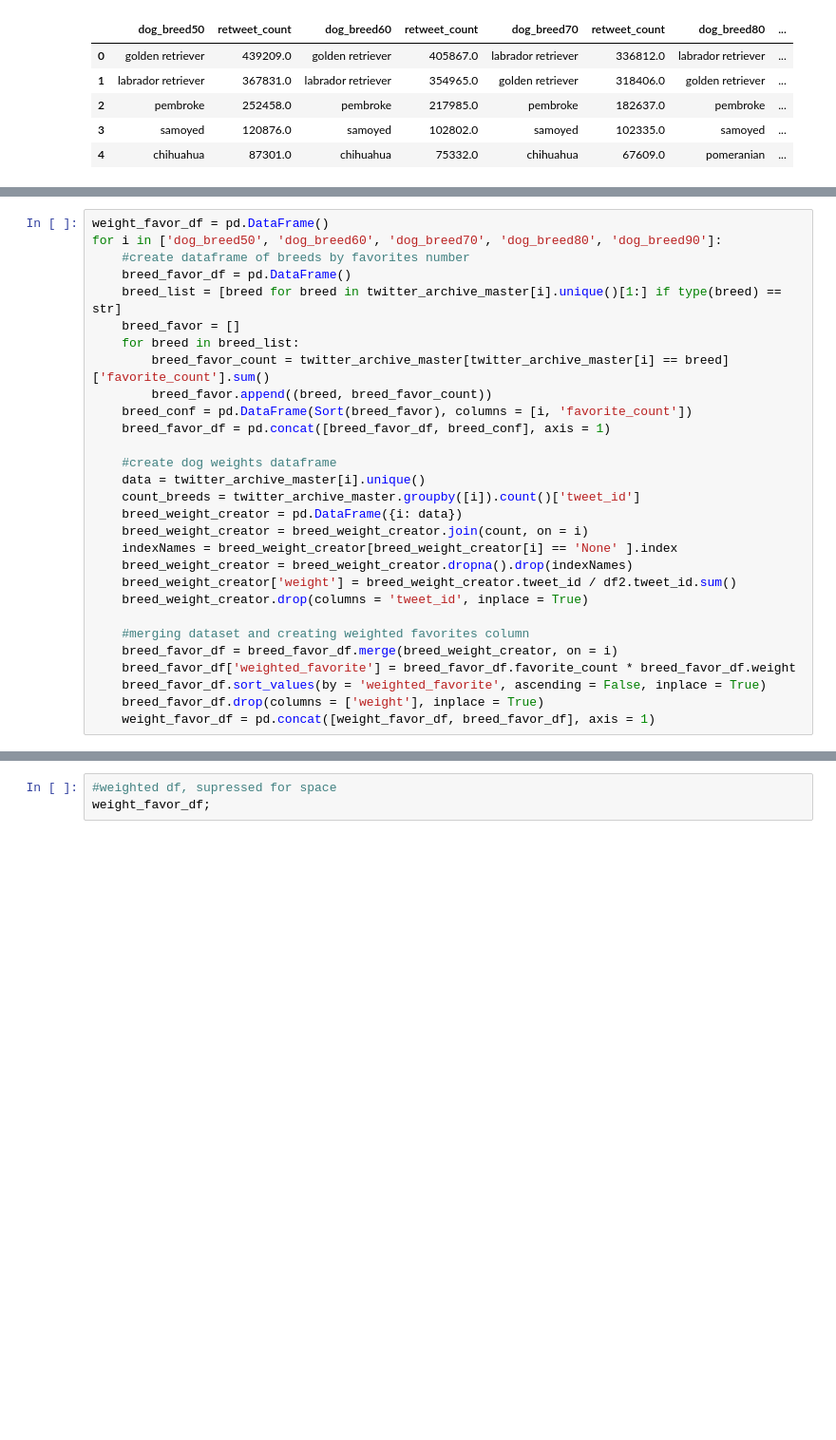
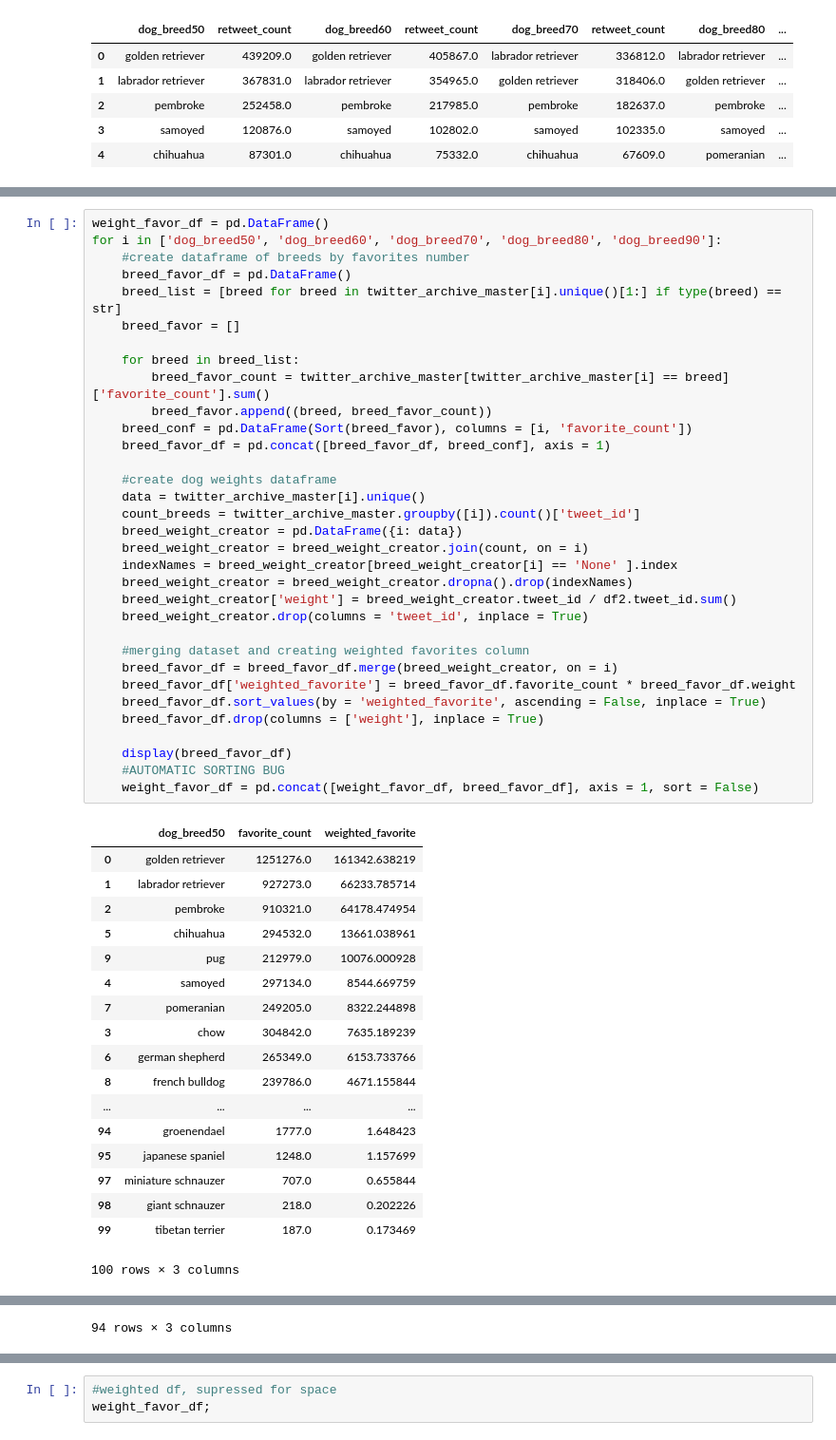
Before and after one commit to jmlam/Ud-Data-Wrangle, a Jupyter notebook: WeRateDogs/wrangle_act.ipynb, the cells around one changed output, grey strips where cells are left out. Shown at 95% size. Drawn from its saved outputs; the diff is of its cells as text; blank space fills up the shorter version.

```diff
--- a/WeRateDogs/wrangle_act.ipynb
+++ b/WeRateDogs/wrangle_act.ipynb
@@ -1234,29 +1235,52 @@ In this display, just as the previous one, it might be deceptive to simply say t
 # %%
 weight_favor_df = pd.DataFrame()
 for i in ['dog_breed50', 'dog_breed60', 'dog_breed70', 'dog_breed80', 'dog_breed90']:
     #create dataframe of breeds by favorites number
     breed_favor_df = pd.DataFrame()
     breed_list = [breed for breed in twitter_archive_master[i].unique()[1:] if type(breed) == str]
     breed_favor = []
+
     for breed in breed_list:
         breed_favor_count = twitter_archive_master[twitter_archive_master[i] == breed]['favorite_count'].sum()
         breed_favor.append((breed, breed_favor_count))
     breed_conf = pd.DataFrame(Sort(breed_favor), columns = [i, 'favorite_count'])
     breed_favor_df = pd.concat([breed_favor_df, breed_conf], axis = 1)
 
     #create dog weights dataframe
     data = twitter_archive_master[i].unique()
     count_breeds = twitter_archive_master.groupby([i]).count()['tweet_id']
     breed_weight_creator = pd.DataFrame({i: data})
     breed_weight_creator = breed_weight_creator.join(count, on = i)
     indexNames = breed_weight_creator[breed_weight_creator[i] == 'None' ].index
     breed_weight_creator = breed_weight_creator.dropna().drop(indexNames)
     breed_weight_creator['weight'] = breed_weight_creator.tweet_id / df2.tweet_id.sum()
     breed_weight_creator.drop(columns = 'tweet_id', inplace = True)
 
     #merging dataset and creating weighted favorites column
     breed_favor_df = breed_favor_df.merge(breed_weight_creator, on = i)
     breed_favor_df['weighted_favorite'] = breed_favor_df.favorite_count * breed_favor_df.weight
     breed_favor_df.sort_values(by = 'weighted_favorite', ascending = False, inplace = True)
     breed_favor_df.drop(columns = ['weight'], inplace = True)
-    weight_favor_df = pd.concat([weight_favor_df, breed_favor_df], axis = 1)
+
+    display(breed_favor_df)
+    #AUTOMATIC SORTING BUG
+    weight_favor_df = pd.concat([weight_favor_df, breed_favor_df], axis = 1, sort = False)
+# %% [output]
+|  | dog_breed50 | favorite_count | weighted_favorite |
+| 0 | golden retriever | 1251276.0 | 161342.638219 |
+| 1 | labrador retriever | 927273.0 | 66233.785714 |
+| 2 | pembroke | 910321.0 | 64178.474954 |
+| 5 | chihuahua | 294532.0 | 13661.038961 |
+| 9 | pug | 212979.0 | 10076.000928 |
+| 4 | samoyed | 297134.0 | 8544.669759 |
+| 7 | pomeranian | 249205.0 | 8322.244898 |
+| 3 | chow | 304842.0 | 7635.189239 |
+| 6 | german shepherd | 265349.0 | 6153.733766 |
+| 8 | french bulldog | 239786.0 | 4671.155844 |
+| ... | ... | ... | ... |
+| 94 | groenendael | 1777.0 | 1.648423 |
+| 95 | japanese spaniel | 1248.0 | 1.157699 |
+| 97 | miniature schnauzer | 707.0 | 0.655844 |
+| 98 | giant schnauzer | 218.0 | 0.202226 |
+| 99 | tibetan terrier | 187.0 | 0.173469 |
+100 rows × 3 columns
@@ -1262,0 +1304 @@ for i in ['dog_breed50', 'dog_breed60', 'dog_breed70', 'dog_breed80', 'dog_breed
+94 rows × 3 columns
```
Also changed, not shown: parts of 11 cells of this notebook.
